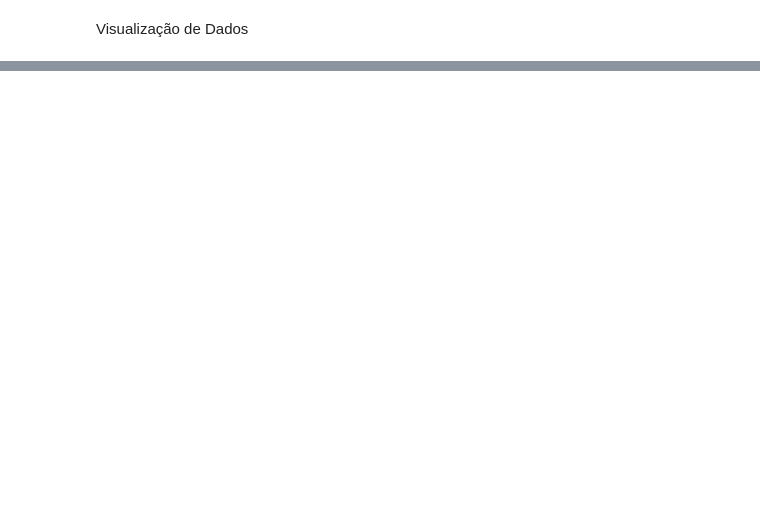
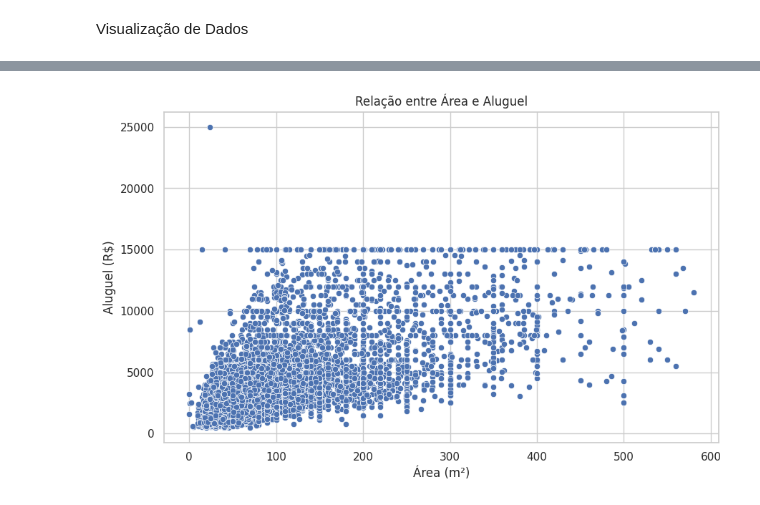
Before and after one commit to MateusMalvezzi/AnaliseePredicao, a Jupyter notebook: Projeto2_AnáliseePredição.ipynb, the cells around one changed output, grey strips where cells are left out. Drawn from its saved outputs; the diff is of its cells as text; code cells hidden in the pictures; blank space fills up the shorter version.

Commit message:
Criando algumas visualizações.

```diff
--- a/Projeto2_AnáliseePredição.ipynb
+++ b/Projeto2_AnáliseePredição.ipynb
@@ -212,0 +145,8 @@ type_Studio e kitnet      127.964464
+# %%
+# d. Modelagem de Regressão Linear: Ajuste um modelo de regressão linear aos dados para tentar prever o preço do aluguel em uma determinada área.
+# Label Encoding para a coluna 'district'
+label_encoder = LabelEncoder()
+dados['district_encoded'] = label_encoder.fit_transform(dados['district'])
+# %%
+# Transformar a coluna 'type' em variáveis dummy
+dados = pd.get_dummies(dados, columns=['type'], drop_first=True)
@@ -214,0 +223,10 @@ Visualização de Dados
+# %%
+# Scatter Plot entre Área e Aluguel
+plt.figure(figsize=(10, 6))
+sns.scatterplot(x='area', y='rent', data=dados)
+plt.title('Relação entre Área e Aluguel')
+plt.xlabel('Área (m²)')
+plt.ylabel('Aluguel (R$)')
+plt.show()
+# %% [output]
+[figure, added]
```
Also changed, not shown: parts of 25 cells of this notebook.
